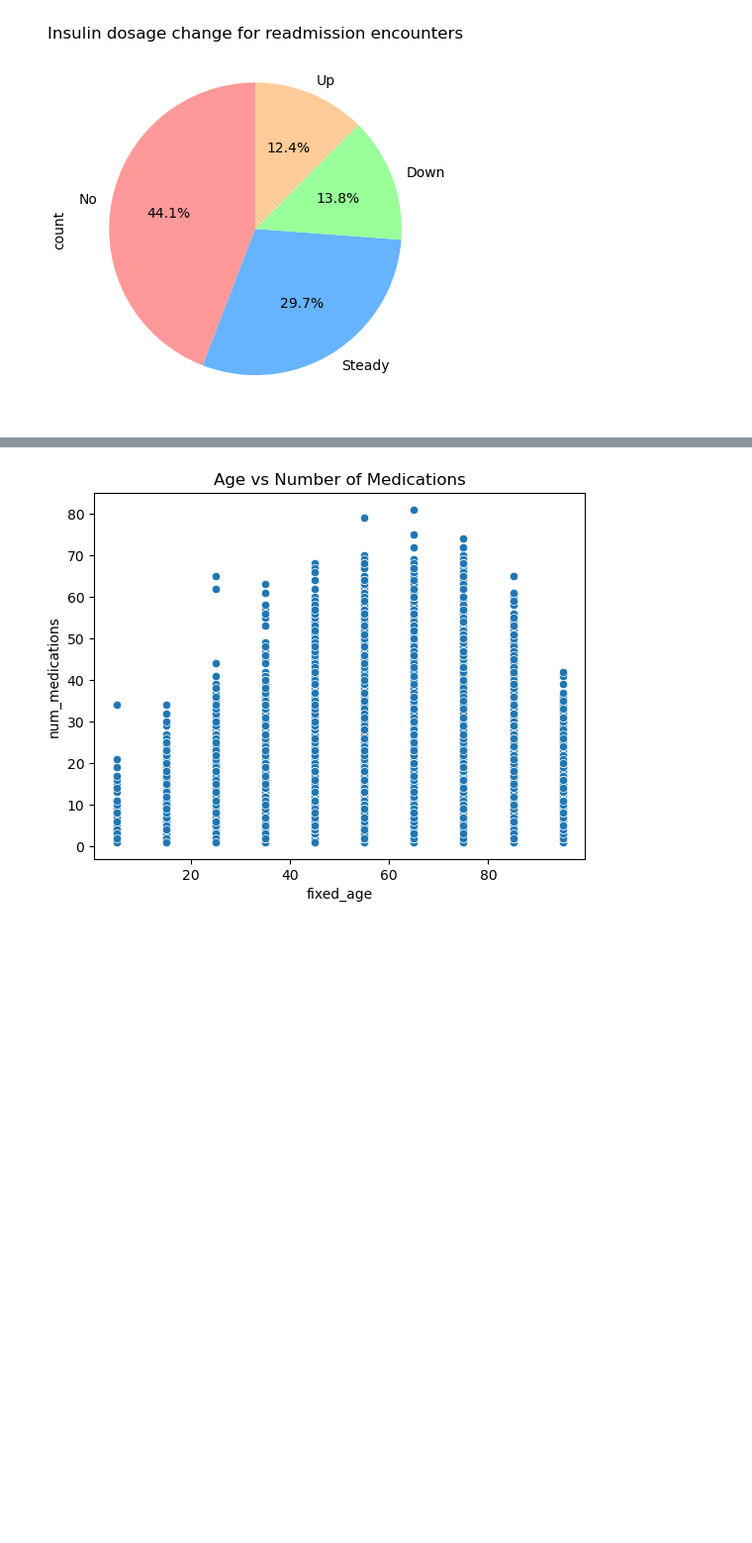
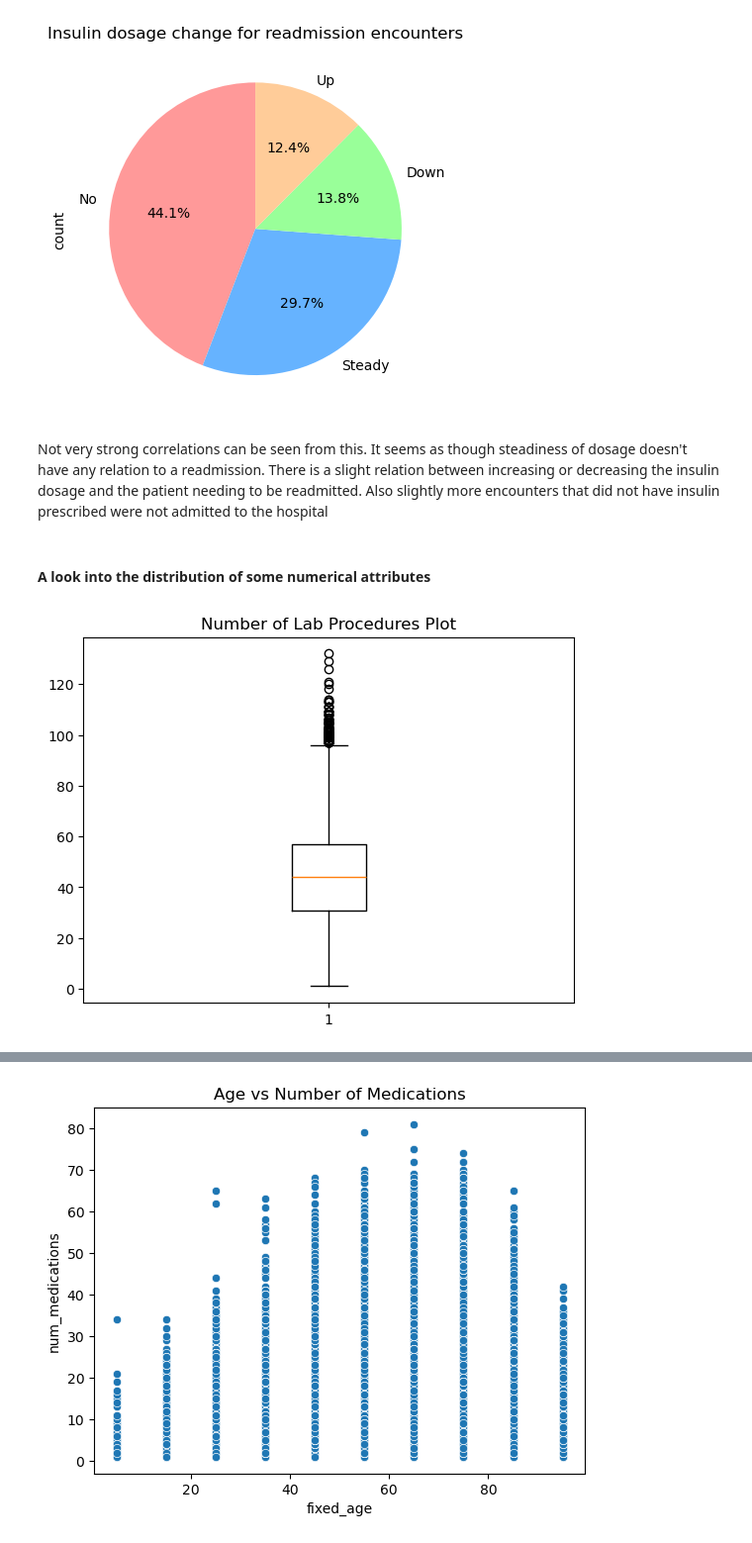
Before and after one commit to nditanaka/cs-520-90-diabetes-readmissions, a Jupyter notebook: notebook.ipynb, the cells around one changed output, grey strips where cells are left out. Shown at 99% size. Saved outputs shown, nothing was run; the diff lists cells and outputs as text; code cells hidden in the pictures; blank space fills up the shorter version.

```diff
--- a/notebook.ipynb
+++ b/notebook.ipynb
@@ -108,3 +161,13 @@ value_counts.plot(kind='pie', autopct='%1.1f%%', startangle=90, colors=['#ff9999
 # %% [output]
 <Axes: title={'center': 'Insulin dosage change for readmission encounters'}, ylabel='count'>
 [figure]
+# %% [markdown]
+Not very strong correlations can be seen from this. It seems as though steadiness of dosage doesn't have any relation to a readmission. There is a slight relation between increasing or decreasing the insulin dosage and the patient needing to be readmitted. Also slightly more encounters that did not have insulin prescribed were not admitted to the hospital
+# %% [markdown]
+#### A look into the distribution of some numerical attributes
+# %%
+plt.boxplot(data['num_lab_procedures'])
+plt.title("Number of Lab Procedures Plot")
+plt.show()
+# %% [output]
+[figure, added]
```
Also changed, not shown: parts of 42 cells of this notebook.
